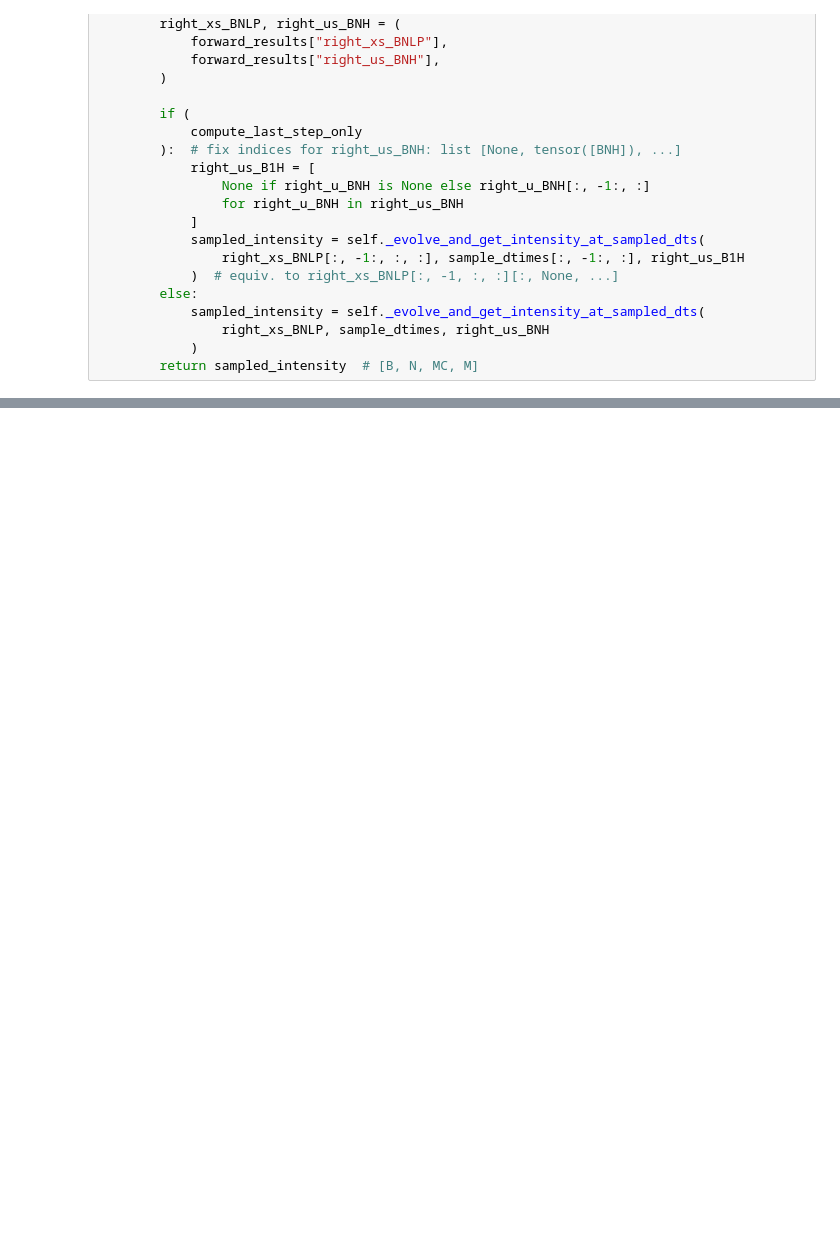
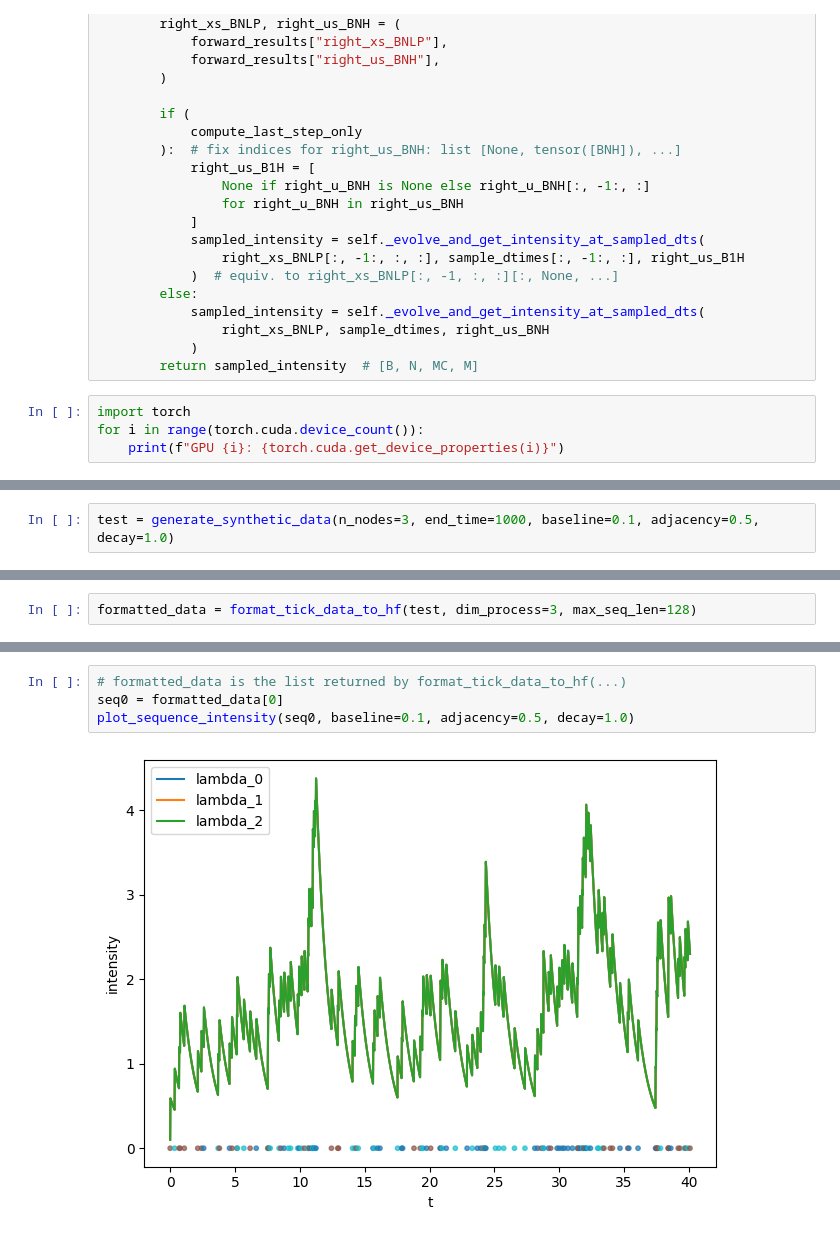
Before and after one commit to fmsiddi/S2P2, a Jupyter notebook: S2P2.ipynb, the cells around one changed output, grey strips where cells are left out. Saved outputs shown, nothing was run; the diff lists cells and outputs as text; blank space fills up the shorter version.

```diff
--- a/S2P2.ipynb
+++ b/S2P2.ipynb
@@ -1211,4 +1211,7 @@ class S2P2(TorchBaseModel):
             )
         return sampled_intensity  # [B, N, MC, M]
 # %%
+import torch
+for i in range(torch.cuda.device_count()):
+    print(f"GPU {i}: {torch.cuda.get_device_properties(i)}")
 # %% [output]
@@ -1215,0 +1358,2 @@ True
+# %%
+test = generate_synthetic_data(n_nodes=3, end_time=1000, baseline=0.1, adjacency=0.5, decay=1.0)
@@ -1215,0 +1402,2 @@ True
+# %%
+formatted_data = format_tick_data_to_hf(test, dim_process=3, max_seq_len=128)
@@ -1215,0 +1508,6 @@ True
+# %%
+# formatted_data is the list returned by format_tick_data_to_hf(...)
+seq0 = formatted_data[0]
+plot_sequence_intensity(seq0, baseline=0.1, adjacency=0.5, decay=1.0)
+# %% [output]
+[figure, added]
```
Also changed, not shown: parts of 10 cells of this notebook.
